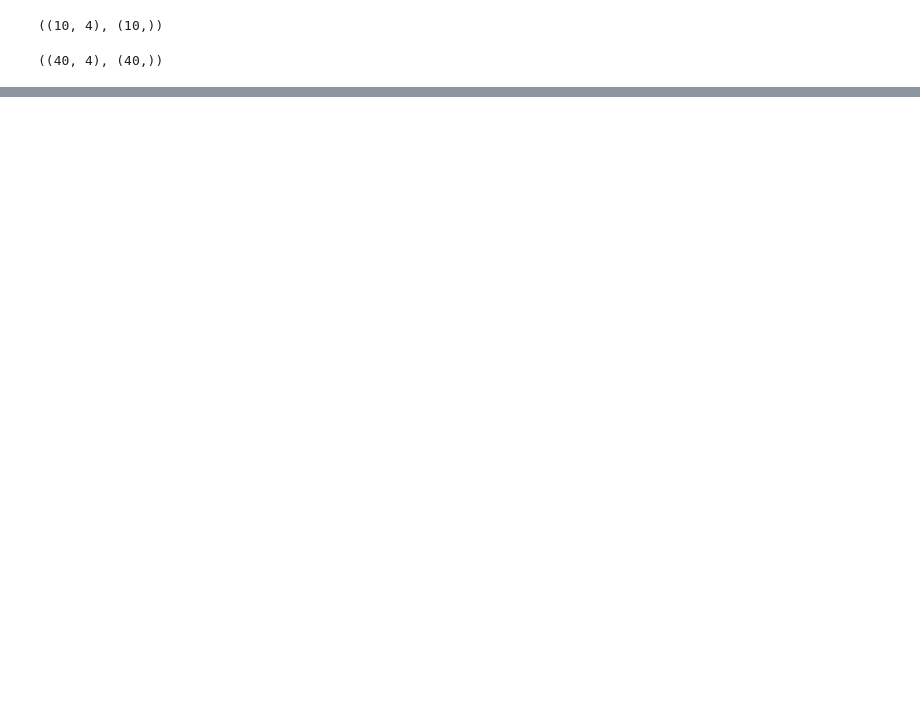
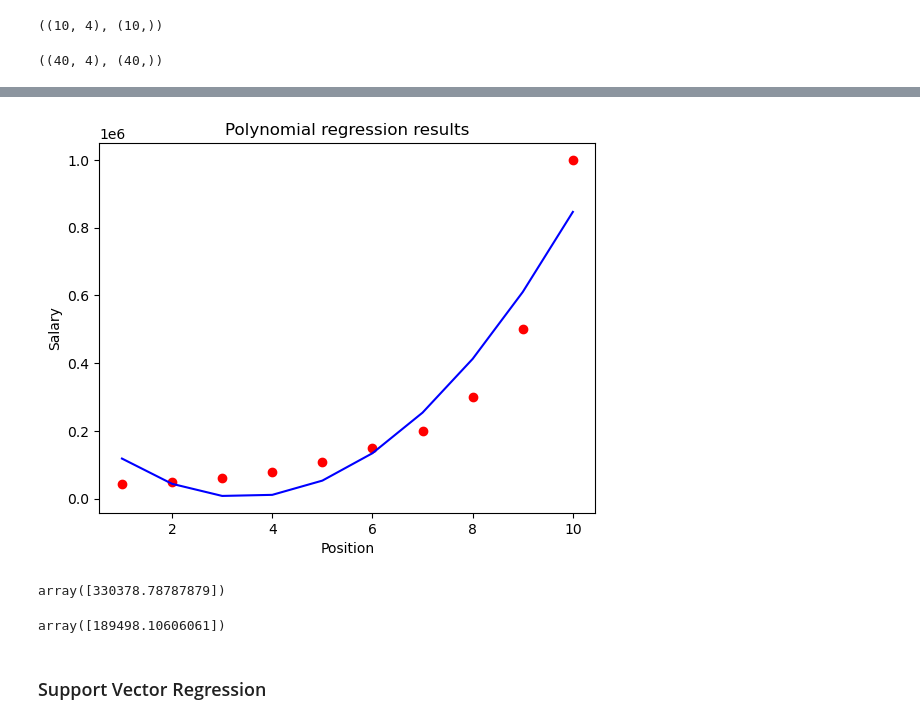
Before and after one commit to Subasree-Vivekanandan/regression-problems, a Jupyter notebook: regression .ipynb, the cells around one changed output, grey strips where cells are left out. Cells and saved outputs as stored; diff of their text form; code cells hidden in the pictures; blank space fills up the shorter version.

```diff
--- a/regression .ipynb
+++ b/regression .ipynb
@@ -289,0 +345,20 @@ X_train.shape,y_train.shape
+# %%
+# Visualising the polynomial regression
+
+plt.scatter(X,y,color="r")
+plt.plot(X,lin_reg_2.predict(poly_reg.fit_transform(X)),color="b")
+plt.xlabel("Position")
+plt.ylabel("Salary")
+plt.title("Polynomial regression results");
+# %% [output]
+[figure, added]
+# %%
+lin_reg.predict([[6.5]])
+# %% [output]
+array([330378.78787879])
+# %%
+lin_reg_2.predict(poly_reg.fit_transform([[6.5]]))
+# %% [output]
+array([189498.10606061])
+# %% [markdown]
+### Support Vector Regression
```
Also changed, not shown: parts of 26 cells of this notebook, 3 other files.
